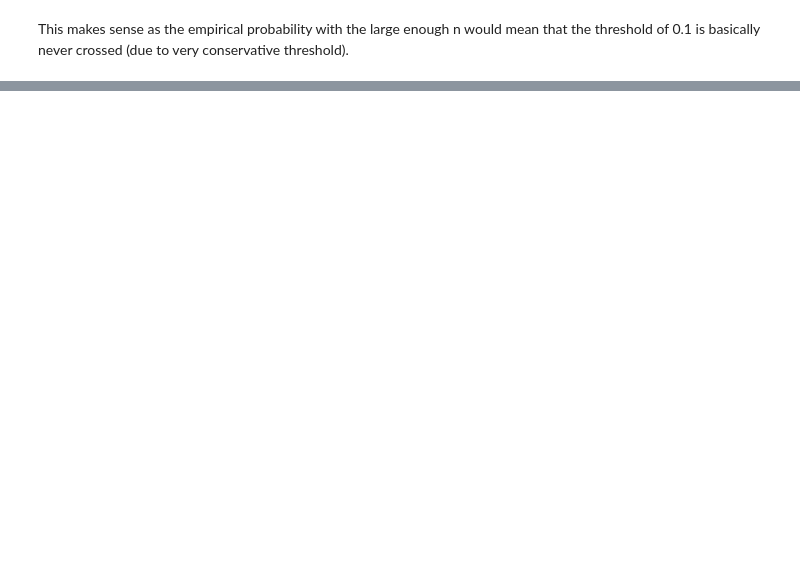
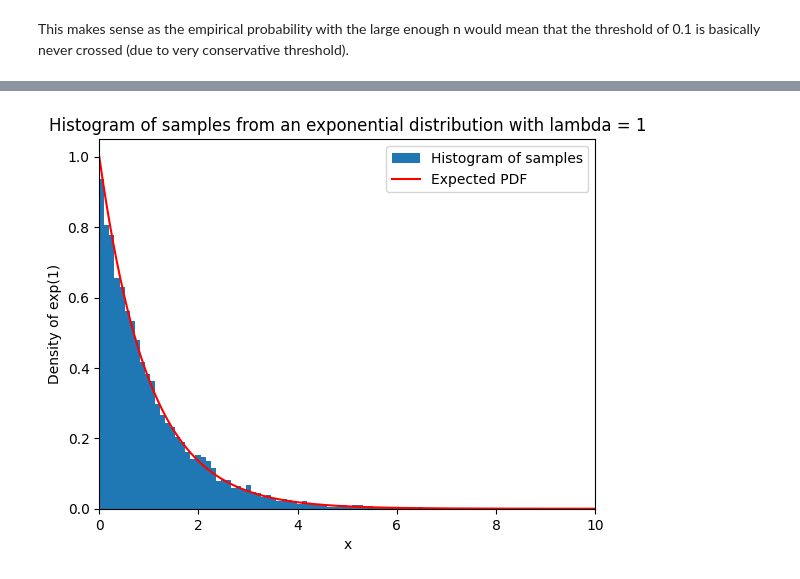
Before and after one commit to Shaan106/Duke_Courses, a Jupyter notebook: MATH 231/Quiz 1/quiz1.ipynb, the cells around one changed output, grey strips where cells are left out. Drawn from its saved outputs; the diff is of its cells as text; code cells hidden in the pictures; blank space fills up the shorter version.

```diff
--- a/MATH 231/Quiz 1/quiz1.ipynb
+++ b/MATH 231/Quiz 1/quiz1.ipynb
@@ -453,0 +457,34 @@ plt.show()
+# %%
+import numpy as np
+import matplotlib.pyplot as plt
+
+def exp_dist_sample(num_samples):
+    # Sample from an exponential distribution with lambda = 1
+    return -np.log(1 - np.random.uniform(size=num_samples))
+
+num_samples = 10_000
+
+exp_samples = exp_dist_sample(num_samples)
+
+def expected_pdf(x):
+    return np.exp(-x)
+
+x = np.linspace(0, 10, 1000)
+
+expected_pdf_values = expected_pdf(x)
+
+# Plot the histogram of the samples
+plt.hist(exp_samples, bins=100, density=True, label="Histogram of samples")
+
+# Plot the expected PDF
+plt.plot(x, expected_pdf_values, color='red', label="Expected PDF")
+
+plt.xlim(0, 10)
+
+plt.legend()
+plt.xlabel('x')
+plt.ylabel('Density of exp(1)')
+plt.title('Histogram of samples from an exponential distribution with lambda = 1')
+plt.show()
+# %% [output]
+[figure, added]
```
Also changed, not shown: parts of 20 cells of this notebook, 10 other files.
